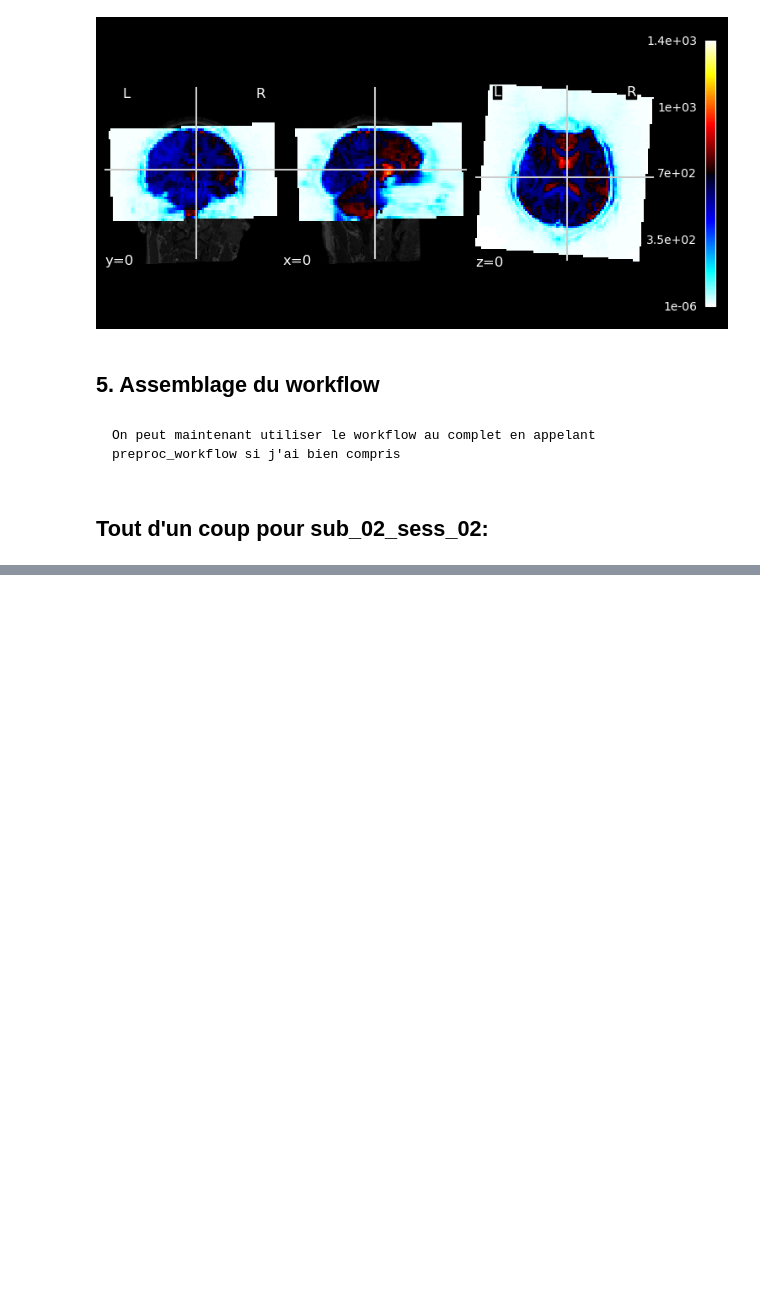
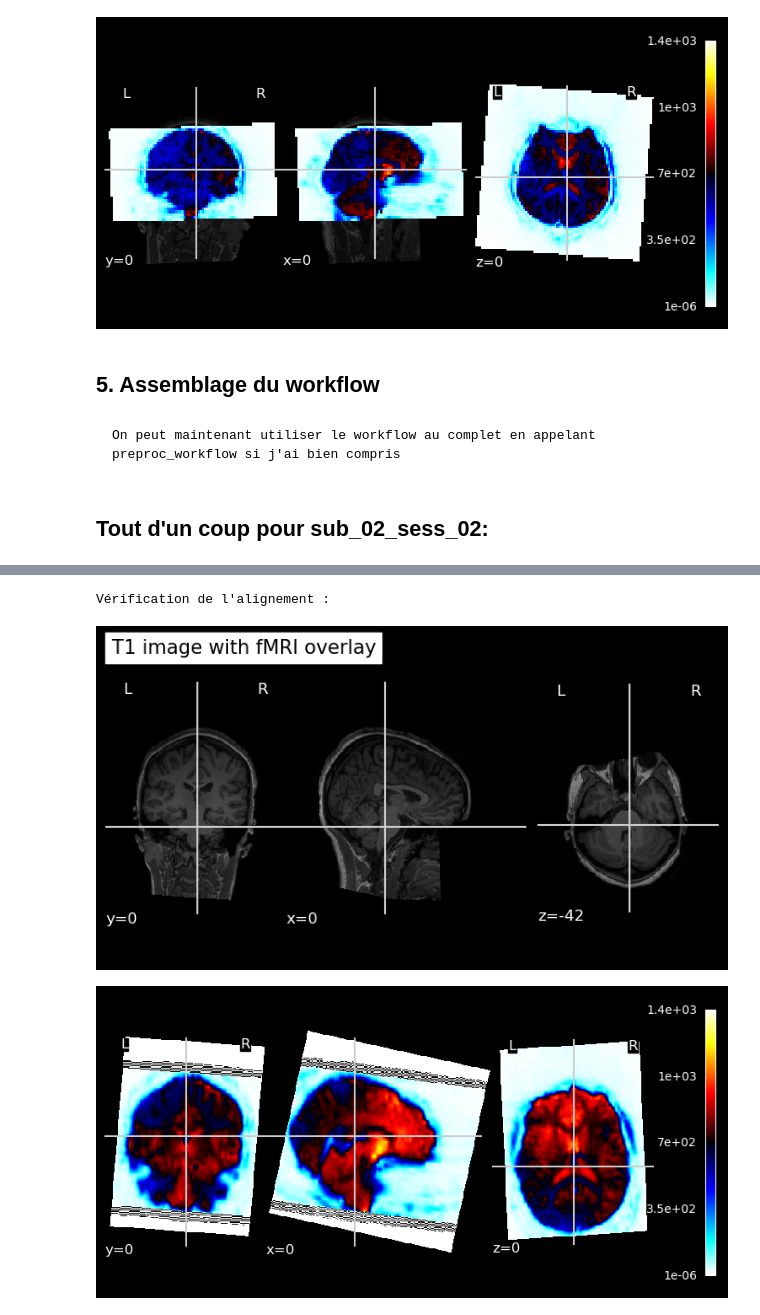
Before and after one commit to brainhack-school2024/duchadeau_project, a Jupyter notebook: pretraitement.ipynb, the cells around one changed output, grey strips where cells are left out. Drawn from its saved outputs; the diff is of its cells as text; code cells hidden in the pictures; blank space fills up the shorter version.

```diff
--- a/pretraitement.ipynb
+++ b/pretraitement.ipynb
@@ -300,0 +265,10 @@ Vérification de l'alignement :
+# %%
+# Vérification de l'alignement avec l'image T1
+print("Vérification de l'alignement : ")
+display = plotting.plot_anat(t1_img_path, title="T1 image with fMRI overlay")
+plotting.plot_stat_map(flirt_img, bg_img=t1_img_path, display_mode='ortho', cut_coords=(0, 0, 0), draw_cross=True)
+plt.show()
+# %% [output]
+Vérification de l'alignement :
+[figure, added]
+[figure, added]
```
Also changed, not shown: parts of 19 cells of this notebook, 3 other files.
